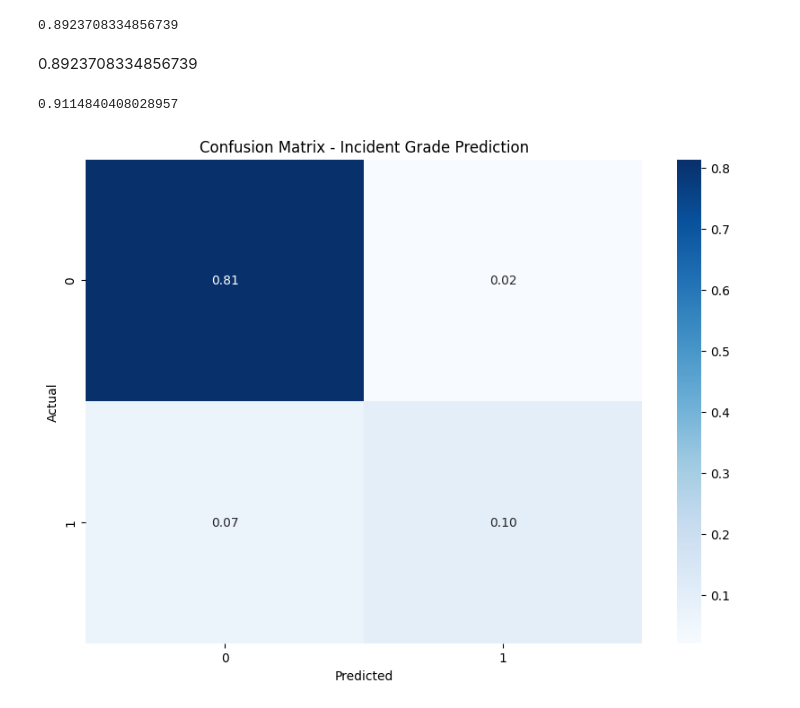
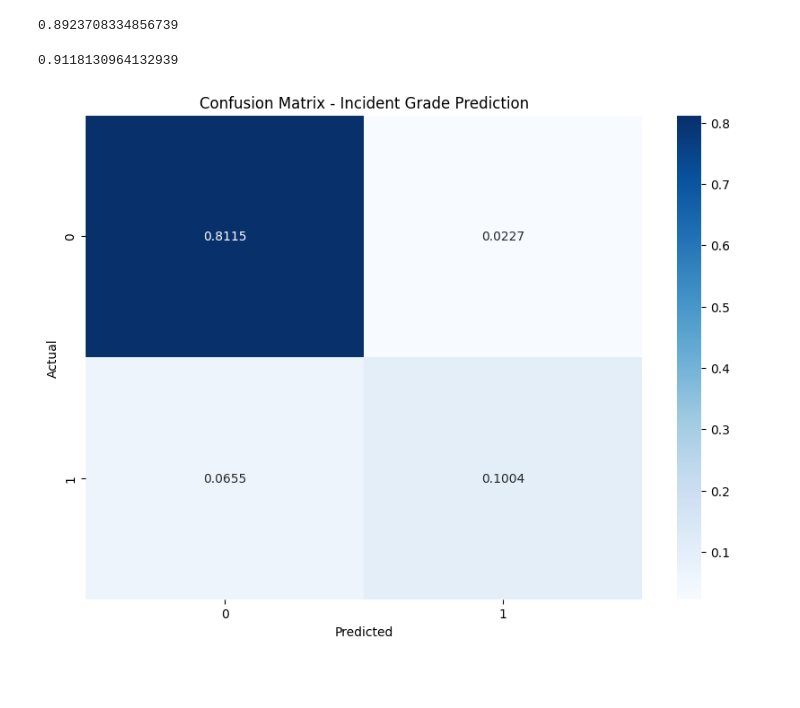
Before and after one commit to Hubert-Pierzchalski/bank_churn, a Jupyter notebook: main.IPYNB, the cells around one changed output. Drawn from its saved outputs; the diff is of its cells as text; code cells hidden in the pictures; blank space fills up the shorter version.

```diff
--- a/main.IPYNB
+++ b/main.IPYNB
@@ -417,4 +397,4 @@ sns.heatmap(heat.corr(), annot=True)
 # %%
-high_influence_cols = ["Total_Relationship_Count","Months_Inactive_12_mon", "Contacts_Count_12_mon",  "Total_Ct_Chng_Q4_Q1", "Avg_Utilization_Ratio", "No_Utilization", "Low_balance","Low_Trans_Amt", "Low_Trans_Count"]#, Total_Amt_Chng_Q4_Q1"Low_card_count_last_quartile"",Total_Trans_Ct ""]# "", ]Total_Revolving_Bal
+high_influence_cols = ["Total_Relationship_Count","Months_Inactive_12_mon", "Contacts_Count_12_mon","Total_Ct_Chng_Q4_Q1","No_Utilization","Avg_Utilization_Ratio",  "Low_balance","Low_Trans_Amt", "Low_Trans_Count"]#,| Total_Amt_Chng_Q4_Q1"Low_card_count_last_quartile"",Total_Trans_Ct ""]# "", ]Total_Revolving_Bal
 X[high_influence_cols]
 # %% [output]
@@ -524,5 +509,5 @@ X["PC2"] = np.logical_or(X["Low_Trans_Amt"], X["Low_Trans_Count"])
 # %%
-X["PC3"] = X["Total_Ct_Chng_Q4_Q1"] * X["Total_Relationship_Count"] - X["Months_Inactive_12_mon"]
+X["PC3"] = X["Total_Ct_Chng_Q4_Q1"] * X["Total_Relationship_Count"]# Find out loyalty of our clinets to the bank
 # %%
 high_influence_cols.extend(("PC2", "PC9", "PC3"))
 # %%
@@ -644,8 +633,6 @@ array([0.83218164, 0.91312932, 0.92987654, 0.93777778, 0.84888889])
 print(scores.mean())
 # %% [output]
 0.8923708334856739
-# %% [markdown]
-0.8923708334856739
 # %%
 df_train, df_test, y_train, y_test = train_test_split(df_train_OH, Y, test_size=0.30)
 # %%
@@ -653,26 +640,26 @@ clf_CAT = LogisticRegression(random_state=2, n_jobs = -1, max_iter = 3000 ).fit(
 # %%
 clf_CAT.score(df_test, y_test)
 # %% [output]
-0.9114840408028957
+0.9118130964132939
 # %%
 
 # Get predictions (replace with your actual model and data)
 y_pred = clf_CAT.predict(df_test)  # For DMatrix
 # y_pred = model.predict(X_test)  # For DataFrame input
 
 # Create confusion matrix
 cm = confusion_matrix(y_test, y_pred)
 num = y_test.shape[0]
 norm = cm/num
 # Plot with Seaborn
 plt.figure(figsize=(10, 7))
-sns.heatmap(norm, annot=True, fmt='.2f', cmap='Blues')
+sns.heatmap(norm, annot=True, fmt='.4f', cmap='Blues')
 plt.xlabel('Predicted')
 plt.ylabel('Actual')
 plt.title('Confusion Matrix - Incident Grade Prediction')
 plt.show()
 # %% [output]
-[figure, old version]
+[figure, new version]
 # %%
 fpr, tpr, thresholds = roc_curve(y_test, y_pred)
 plt.figure(figsize=(8, 6))
```
Also changed, not shown: parts of 38 cells of this notebook.
